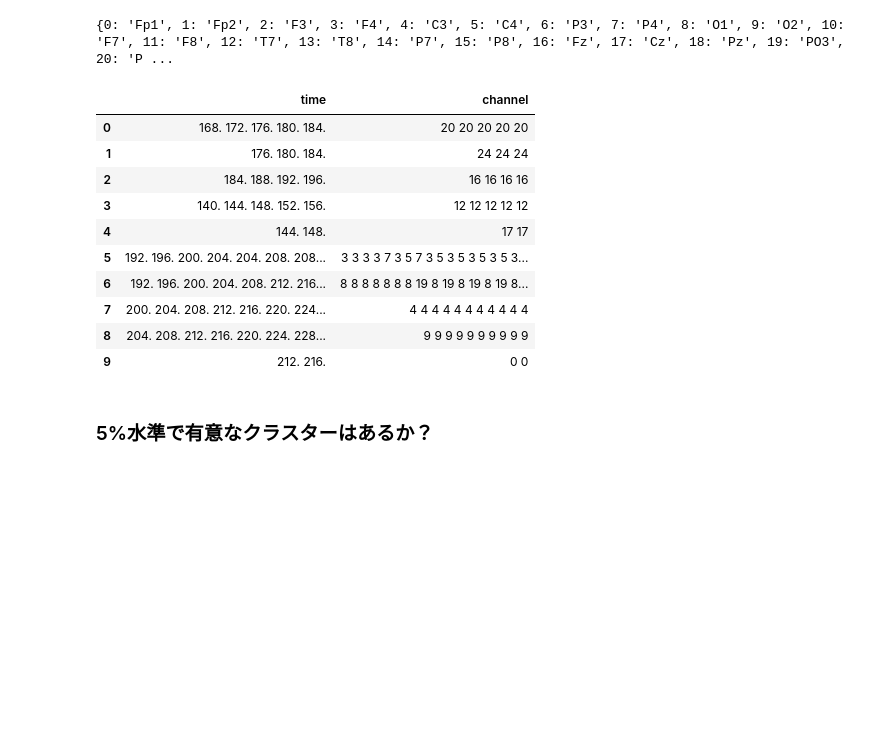
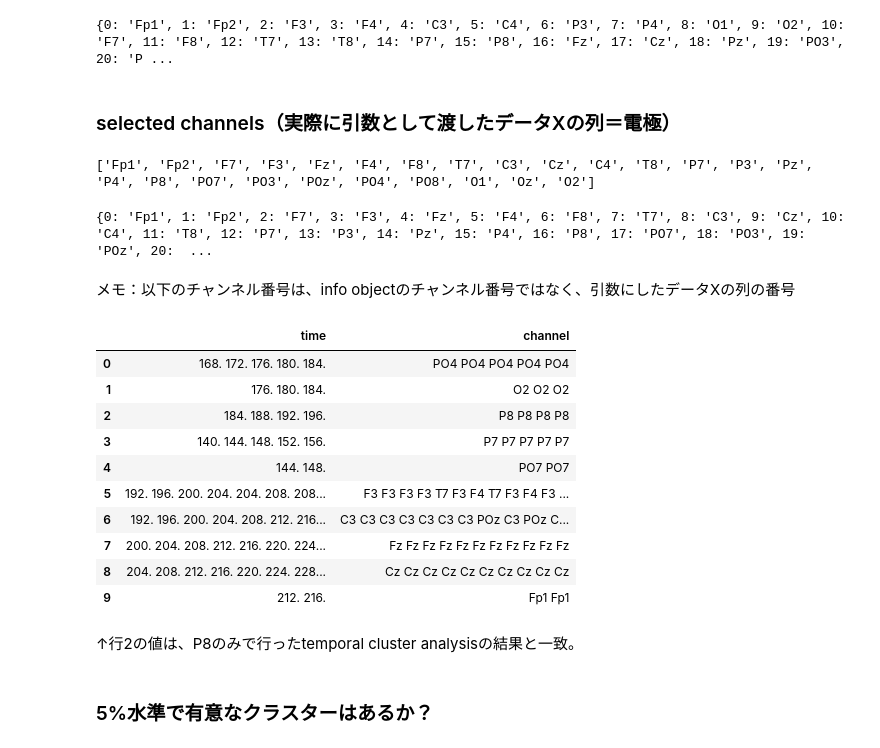
Before and after one commit to Kei-Kobayash/multiple_smiles, a Jupyter notebook: Spato_temporal_permutation2023.ipynb, the cells around one changed output. Cells and saved outputs as stored; diff of their text form; code cells hidden in the pictures; blank space fills up the shorter version.

```diff
--- a/Spato_temporal_permutation2023.ipynb
+++ b/Spato_temporal_permutation2023.ipynb
@@ -437,29 +432,44 @@ for i, label in enumerate(channel_labels):
 print(dict_channel)
 # %% [output]
 {0: 'Fp1', 1: 'Fp2', 2: 'F3', 3: 'F4', 4: 'C3', 5: 'C4', 6: 'P3', 7: 'P4', 8: 'O1', 9: 'O2', 10: 'F7', 11: 'F8', 12: 'T7', 13: 'T8', 14: 'P7', 15: 'P8', 16: 'Fz', 17: 'Cz', 18: 'Pz', 19: 'PO3', 20: 'P ...
+# %% [markdown]
+### selected channels（実際に引数として渡したデータXの列＝電極）
+# %%
+print(selected_electrodes)
+# %% [output]
+['Fp1', 'Fp2', 'F7', 'F3', 'Fz', 'F4', 'F8', 'T7', 'C3', 'Cz', 'C4', 'T8', 'P7', 'P3', 'Pz', 'P4', 'P8', 'PO7', 'PO3', 'POz', 'PO4', 'PO8', 'O1', 'Oz', 'O2']
+# %%
+electrode_dict = {index:value for index, value in enumerate(selected_electrodes)}
+print(electrode_dict)
+# %% [output]
+{0: 'Fp1', 1: 'Fp2', 2: 'F7', 3: 'F3', 4: 'Fz', 5: 'F4', 6: 'F8', 7: 'T7', 8: 'C3', 9: 'Cz', 10: 'C4', 11: 'T8', 12: 'P7', 13: 'P3', 14: 'Pz', 15: 'P4', 16: 'P8', 17: 'PO7', 18: 'PO3', 19: 'POz', 20:  ...
+# %% [markdown]
+メモ：以下のチャンネル番号は、info objectのチャンネル番号ではなく、引数にしたデータXの列の番号
 # %%
 df_cluster_result = pd.DataFrame([(str(t_min + (time*1000/info['sfreq'])), str(channel)) for time, channel in clusters], columns=["time", "channel"])
 
 # []を取り除く
 df_cluster_result["channel"] = df_cluster_result["channel"].str.replace(r"\[|\]", "")
 #df_cluster_result['channel'] = df_cluster_result['channel'].apply(lambda x: list(map(int, x.split())))
 df_cluster_result["time"] = df_cluster_result["time"].str.replace(r"\[|\]", "")
 
-# チャンネル名をラベルに
-df_cluster_result["channel"] = df_cluster_result["channel"].replace(dict_channel)
+# チャンネル名をラベルに（その際、channelの列のセルには複数の数値が入っているので、splitしてから）
+df_cluster_result["channel"] = df_cluster_result["channel"].apply(lambda x: ' '.join([electrode_dict[int(value)] for value in x.split()]))
 df_cluster_result
 # %% [output]
 |  | time | channel |
-| 0 | 168. 172. 176. 180. 184. | 20 20 20 20 20 |
-| 1 | 176. 180. 184. | 24 24 24 |
-| 2 | 184. 188. 192. 196. | 16 16 16 16 |
-| 3 | 140. 144. 148. 152. 156. | 12 12 12 12 12 |
-| 4 | 144. 148. | 17 17 |
-| 5 | 192. 196. 200. 204. 204. 208. 208... | 3 3 3 3 7 3 5 7 3 5 3 5 3 5 3 5 3... |
-| 6 | 192. 196. 200. 204. 208. 212. 216... | 8 8 8 8 8 8 8 19 8 19 8 19 8 19 8... |
-| 7 | 200. 204. 208. 212. 216. 220. 224... | 4 4 4 4 4 4 4 4 4 4 4 |
-| 8 | 204. 208. 212. 216. 220. 224. 228... | 9 9 9 9 9 9 9 9 9 9 |
-| 9 | 212. 216. | 0 0 |
+| 0 | 168. 172. 176. 180. 184. | PO4 PO4 PO4 PO4 PO4 |
+| 1 | 176. 180. 184. | O2 O2 O2 |
+| 2 | 184. 188. 192. 196. | P8 P8 P8 P8 |
+| 3 | 140. 144. 148. 152. 156. | P7 P7 P7 P7 P7 |
+| 4 | 144. 148. | PO7 PO7 |
+| 5 | 192. 196. 200. 204. 204. 208. 208... | F3 F3 F3 F3 T7 F3 F4 T7 F3 F4 F3 ... |
+| 6 | 192. 196. 200. 204. 208. 212. 216... | C3 C3 C3 C3 C3 C3 C3 POz C3 POz C... |
+| 7 | 200. 204. 208. 212. 216. 220. 224... | Fz Fz Fz Fz Fz Fz Fz Fz Fz Fz Fz |
+| 8 | 204. 208. 212. 216. 220. 224. 228... | Cz Cz Cz Cz Cz Cz Cz Cz Cz Cz |
+| 9 | 212. 216. | Fp1 Fp1 |
+# %% [markdown]
+↑行2の値は、P8のみで行ったtemporal cluster analysisの結果と一致。
 # %% [markdown]
 ### 5%水準で有意なクラスターはあるか？
 # %%
```
Also changed, not shown: parts of 4 cells of this notebook.
